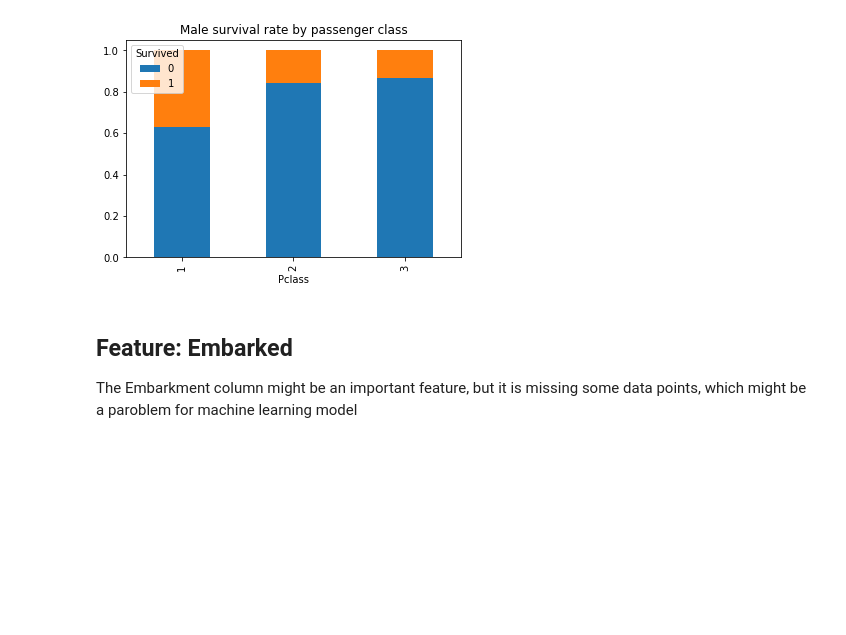
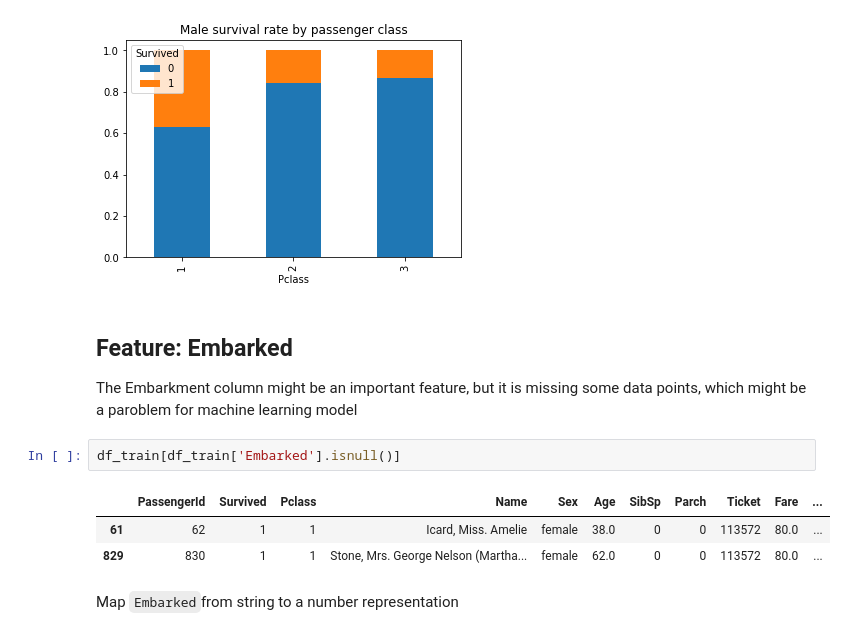
Before and after one commit to MhmdRyhn/kaggle_challenges, a Jupyter notebook: titanic/anlysis/explore.ipynb, the cells around one changed output. Saved outputs shown, nothing was run; the diff lists cells and outputs as text; blank space fills up the shorter version.

```diff
--- a/titanic/anlysis/explore.ipynb
+++ b/titanic/anlysis/explore.ipynb
@@ -255,3 +253,11 @@ female_xt_pct.plot(
 # %% [markdown]
 ## Feature: Embarked
 The Embarkment column might be an important feature, but it is missing some data points, which might be a paroblem for machine learning model
+# %%
+df_train[df_train['Embarked'].isnull()]
+# %% [output]
+|  | PassengerId | Survived | Pclass | Name | Sex | Age | SibSp | Parch | Ticket | Fare | ... |
+| 61 | 62 | 1 | 1 | Icard, Miss. Amelie | female | 38.0 | 0 | 0 | 113572 | 80.0 | ... |
+| 829 | 830 | 1 | 1 | Stone, Mrs. George Nelson (Martha... | female | 62.0 | 0 | 0 | 113572 | 80.0 | ... |
+# %% [markdown]
+Map `Embarked`from string to a number representation
```
Also changed, not shown: parts of 11 cells of this notebook.
